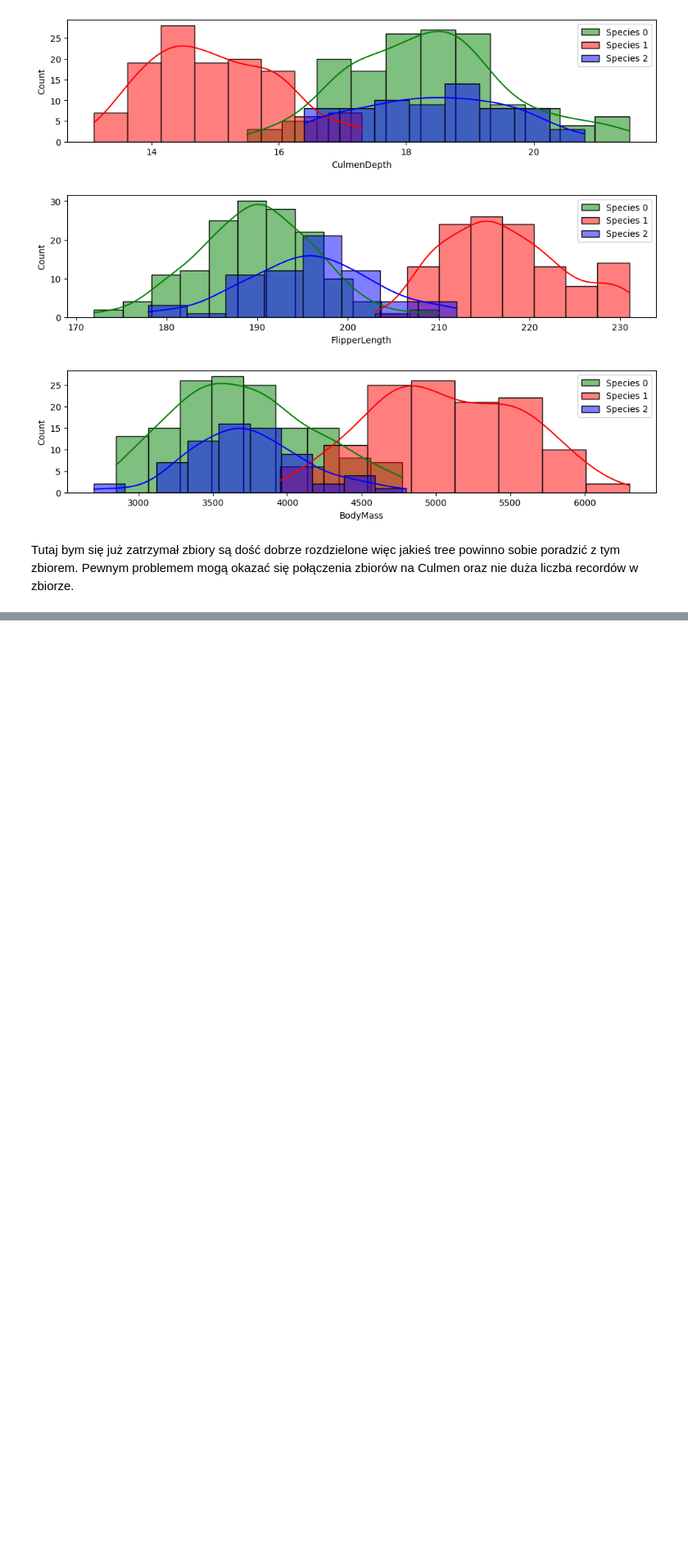
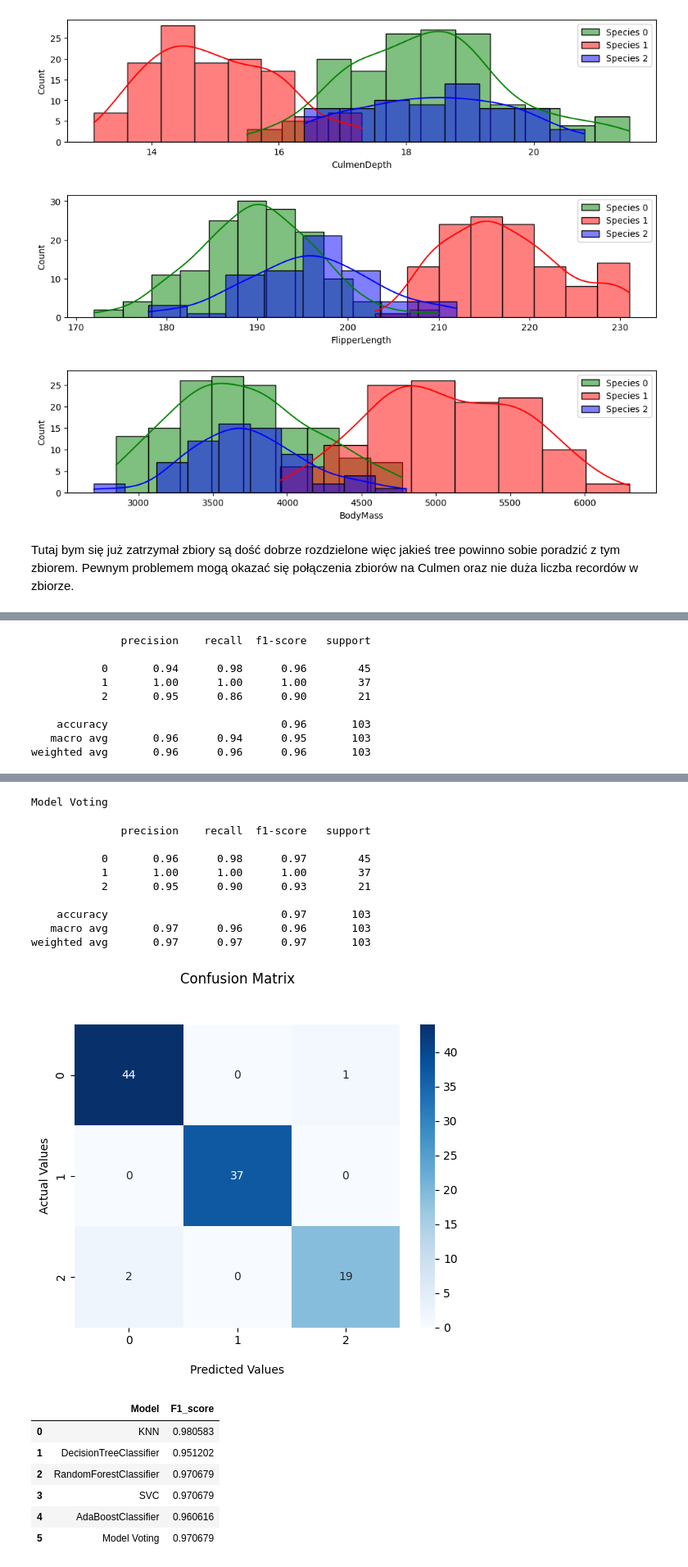
Before and after one commit to karolabramekkodilla/learning-git, a Jupyter notebook: 14.Penguins/Penguins.ipynb, the cells around one changed output, grey strips where cells are left out. Shown at 82% size. Cells and saved outputs as stored; diff of their text form; code cells hidden in the pictures; blank space fills up the shorter version.

```diff
--- a/14.Penguins/Penguins.ipynb
+++ b/14.Penguins/Penguins.ipynb
@@ -94,7 +100,7 @@ scaler = StandardScaler()
 X_train = scaler.fit_transform(X_train)
 X_test = scaler.transform(X_test)
 print ('Treningowe obserwacje: %d\nTestowe obserwacje: %d' % (X_train.shape[0], X_test.shape[0]))
-calculate_param_models(X_train,y_train)
+best_models = calculate_param_models(X_train,y_train)
 # %% [output]
 Treningowe obserwacje: 239
 Testowe obserwacje: 103
@@ -219,0 +112,34 @@ weighted avg       0.97      0.97      0.97       103
+# %%
+knn_model = best_models['KNN']
+knn_model.fit(X_train,y_train)
+calculate_metrics(knn_model,'KNN',X_test,y_test)
+
+dtr_model = best_models['Decision Tree']
+dtr_model.fit(X_train,y_train)
+calculate_metrics(dtr_model,'DecisionTreeClassifier',X_test,y_test)
+
+rfr_model = best_models['Random Forest']
+rfr_model.fit(X_train,y_train)
+calculate_metrics(rfr_model,'RandomForestClassifier',X_test,y_test)
+
+svc_model = best_models['SVC']
+svc_model.set_params(probability=True)
+svc_model.fit(X_train,y_train)
+calculate_metrics(svc_model,'SVC',X_test,y_test)
+
+ada_model = best_models['AdaBoost']
+ada_model.fit(X_train,y_train)
+calculate_metrics(ada_model,'AdaBoostClassifier',X_test,y_test)
+
+model_voting = VotingClassifier(estimators=[('Tree', dtr_model),
+                                            ('Random Forest', rfr_model),
+                                            ('AdaBoost', ada_model),
+                                            ('SVC',svc_model),
+                                            ('KNN',knn_model)
+                                            ],
+                                voting='soft')
+
+print('Model Voting')
+model_voting.fit(X_train, y_train)
+calculate_metrics(model_voting,'Model Voting',X_test,y_test)
+# %% [output]
@@ -219,0 +186,9 @@ weighted avg       0.97      0.97      0.97       103
+              precision    recall  f1-score   support
+
+           0       0.94      0.98      0.96        45
+           1       1.00      1.00      1.00        37
+           2       0.95      0.86      0.90        21
+
+    accuracy                           0.96       103
+   macro avg       0.96      0.94      0.95       103
+weighted avg       0.96      0.96      0.96       103
@@ -219,0 +196,18 @@ weighted avg       0.97      0.97      0.97       103
+Model Voting
+              precision    recall  f1-score   support
+
+           0       0.96      0.98      0.97        45
+           1       1.00      1.00      1.00        37
+           2       0.95      0.90      0.93        21
+
+    accuracy                           0.97       103
+   macro avg       0.97      0.96      0.96       103
+weighted avg       0.97      0.97      0.97       103
+[figure, added]
+|  | Model | F1_score |
+| 0 | KNN | 0.980583 |
+| 1 | DecisionTreeClassifier | 0.951202 |
+| 2 | RandomForestClassifier | 0.970679 |
+| 3 | SVC | 0.970679 |
+| 4 | AdaBoostClassifier | 0.960616 |
+| 5 | Model Voting | 0.970679 |
```
Also changed, not shown: parts of 4 cells of this notebook.
